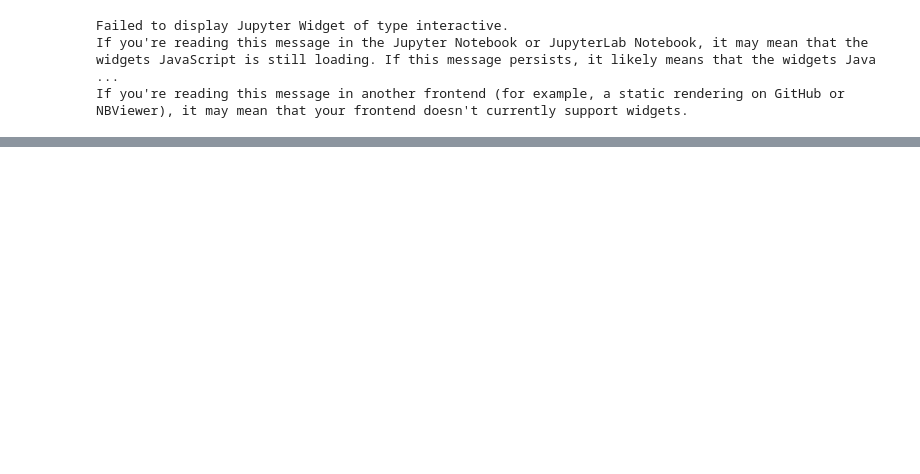
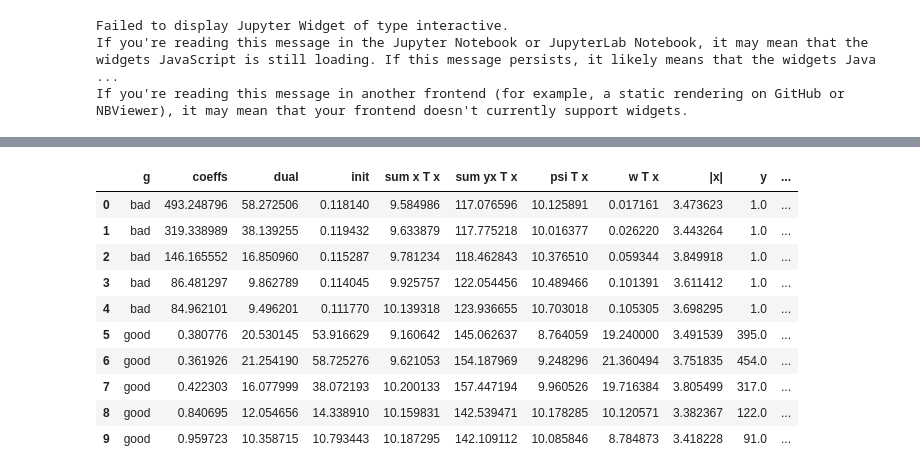
Before and after one commit to X-DataInitiative/tick, a Jupyter notebook: experience/Dual inits.ipynb, the cells around one changed output, grey strips where cells are left out. Cells and saved outputs as stored; diff of their text form; code cells hidden in the pictures; blank space fills up the shorter version.

```diff
--- a/experience/Dual inits.ipynb
+++ b/experience/Dual inits.ipynb
@@ -144,0 +276,37 @@ tick
+# %%
+import pandas as pd
+df = pd.DataFrame(columns=['g', 'coeffs', 'dual', 'init',
+                           'sum x T x', 'sum yx T x', 'psi T x', 'w T x', '|x|', 'y',
+                          'y log(w T x)'])
+
+for index in np.hstack((top_lefts, top_right)):
+    x = non_zero_features[index]
+    if index in top_lefts:
+        name = 'bad'
+    else:
+        name = 'good'
+    df = df.append({'g': name,
+                    'coeffs': coeffs[index],
+                    'dual': sdca.dual_solution[index],
+                    'init': dual_inits[index],
+                    'sum x T x': mean_sum_x.dot(x),
+                    'sum yx T x': mean_sum_yx.dot(x),
+                    'psi T x': psi.dot(x),
+                    'w T x': sdca.solution.dot(x),
+                    '|x|': np.linalg.norm(x),
+                    'y': labels[labels != 0][index],
+                    'y log(w T x)': - labels[labels != 0][index] * np.log(sdca.solution.dot(x)),
+                   }, ignore_index=True)
+df
+# %% [output]
+|  | g | coeffs | dual | init | sum x T x | sum yx T x | psi T x | w T x | |x| | y | ... |
+| 0 | bad | 493.248796 | 58.272506 | 0.118140 | 9.584986 | 117.076596 | 10.125891 | 0.017161 | 3.473623 | 1.0 | ... |
+| 1 | bad | 319.338989 | 38.139255 | 0.119432 | 9.633879 | 117.775218 | 10.016377 | 0.026220 | 3.443264 | 1.0 | ... |
+| 2 | bad | 146.165552 | 16.850960 | 0.115287 | 9.781234 | 118.462843 | 10.376510 | 0.059344 | 3.849918 | 1.0 | ... |
+| 3 | bad | 86.481297 | 9.862789 | 0.114045 | 9.925757 | 122.054456 | 10.489466 | 0.101391 | 3.611412 | 1.0 | ... |
+| 4 | bad | 84.962101 | 9.496201 | 0.111770 | 10.139318 | 123.936655 | 10.703018 | 0.105305 | 3.698295 | 1.0 | ... |
+| 5 | good | 0.380776 | 20.530145 | 53.916629 | 9.160642 | 145.062637 | 8.764059 | 19.240000 | 3.491539 | 395.0 | ... |
+| 6 | good | 0.361926 | 21.254190 | 58.725276 | 9.621053 | 154.187969 | 9.248296 | 21.360494 | 3.751835 | 454.0 | ... |
+| 7 | good | 0.422303 | 16.077999 | 38.072193 | 10.200133 | 157.447194 | 9.960526 | 19.716384 | 3.805499 | 317.0 | ... |
+| 8 | good | 0.840695 | 12.054656 | 14.338910 | 10.159831 | 142.539471 | 10.178285 | 10.120571 | 3.382367 | 122.0 | ... |
+| 9 | good | 0.959723 | 10.358715 | 10.793443 | 10.187295 | 142.109112 | 10.085846 | 8.784873 | 3.418228 | 91.0 | ... |
```
Also changed, not shown: parts of 17 cells of this notebook, 5 other files.
